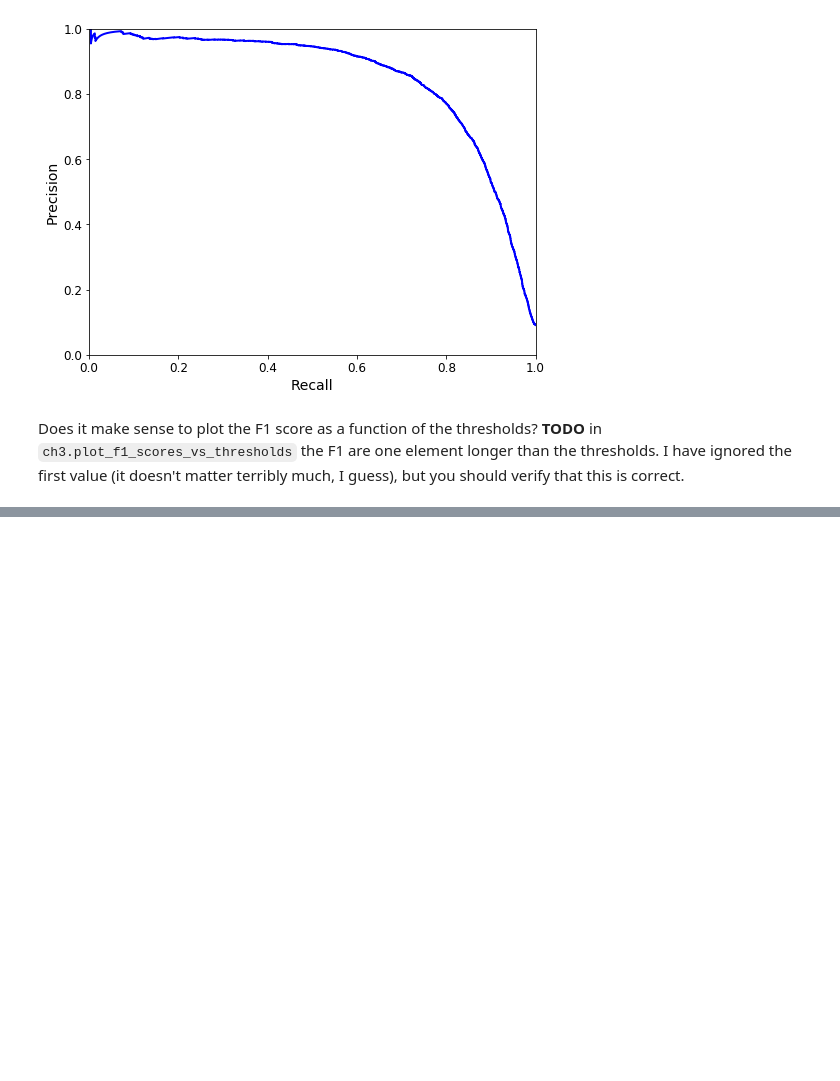
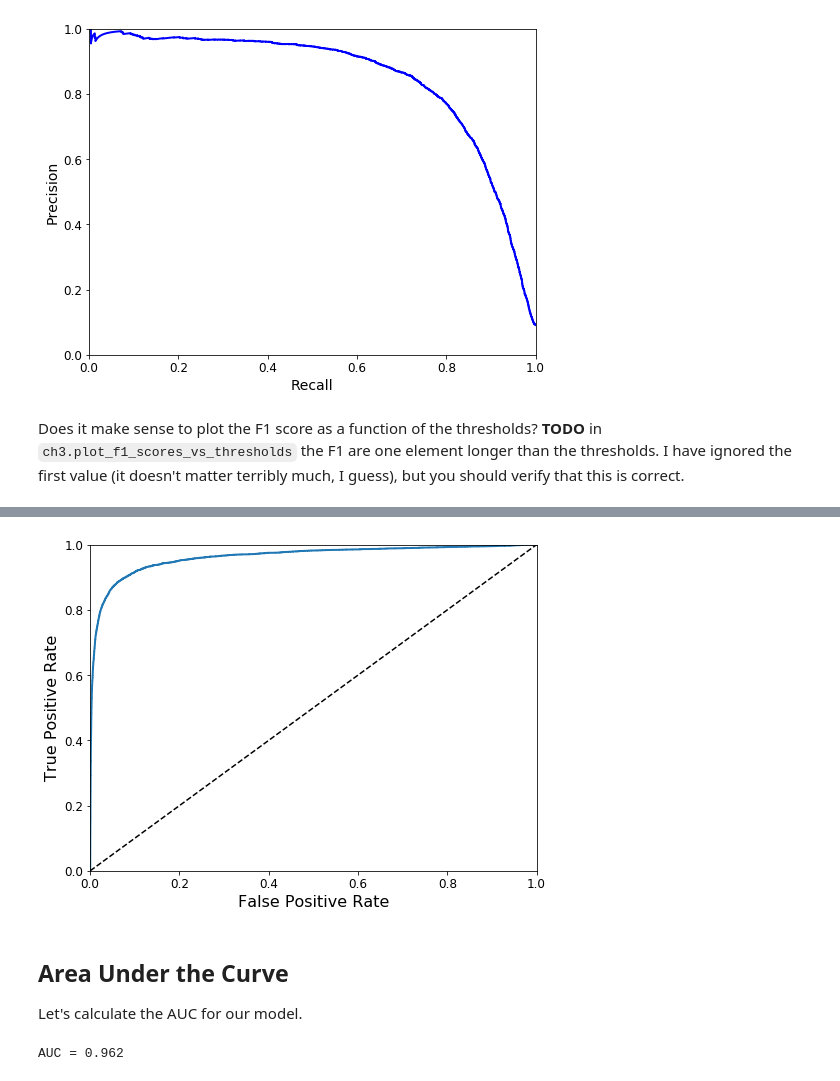
Before and after one commit to fudp/handsonml, a Jupyter notebook: chapter3.ipynb, the cells around one changed output, grey strips where cells are left out. Drawn from its saved outputs; the diff is of its cells as text; code cells hidden in the pictures; blank space fills up the shorter version.

```diff
--- a/chapter3.ipynb
+++ b/chapter3.ipynb
@@ -241,0 +290,19 @@ ch3.plot_f1_scores_vs_thresholds(prec, rec, thresh)
+# %%
+from sklearn.metrics import roc_curve
+
+fpr, tpr, threshods = roc_curve(y_train_5, y_scores)
+# %%
+plt.figure(figsize=(8, 6))
+ch3.plot_roc_curve(fpr, tpr)
+# %% [output]
+[figure, added]
+# %% [markdown]
+## Area Under the Curve
+
+Let's calculate the AUC for our model.
+# %%
+from sklearn.metrics import roc_auc_score
+
+print('AUC = {:.3f}'.format(roc_auc_score(y_train_5, y_scores)))
+# %% [output]
+AUC = 0.962
```
Also changed, not shown: parts of 46 cells of this notebook, 5 other files.
